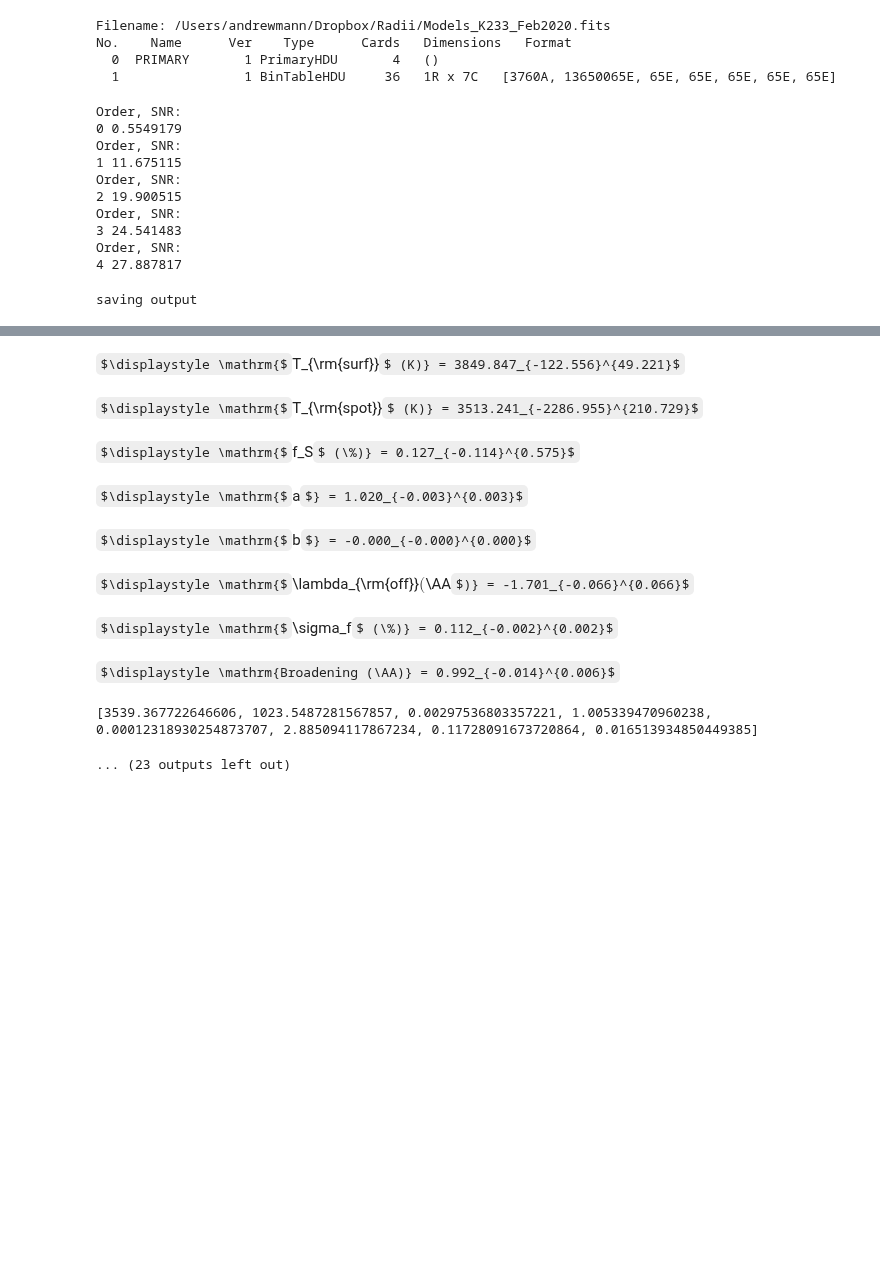
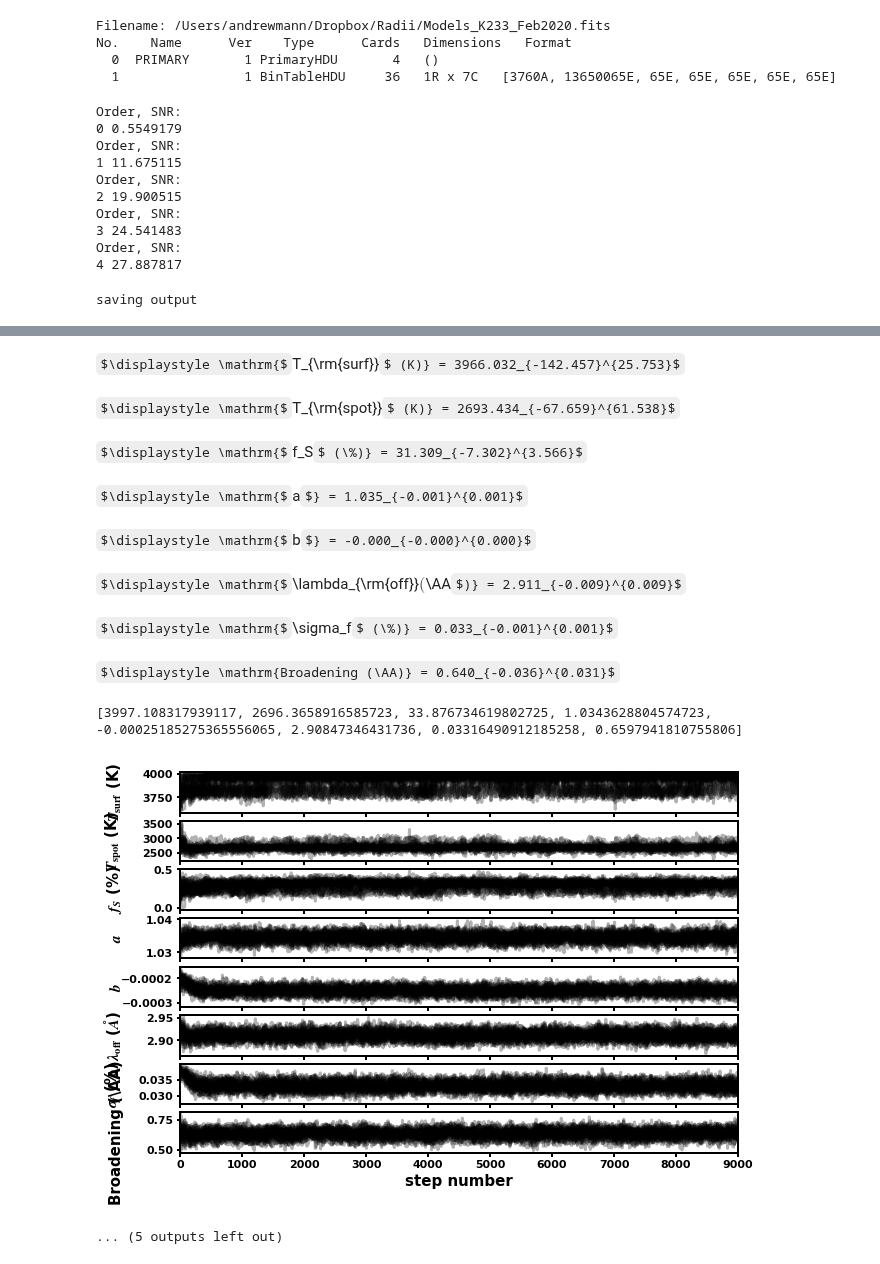
Before and after one commit to awmann/K233Spots, a Jupyter notebook: multi_spec_fit_IGRINS.ipynb, the cells around one changed output, grey strips where cells are left out. Drawn from its saved outputs; the diff is of its cells as text; code cells hidden in the pictures; some formulas as TeX source; blank space fills up the shorter version.

```diff
--- a/multi_spec_fit_IGRINS.ipynb
+++ b/multi_spec_fit_IGRINS.ipynb
@@ -182,7 +182,7 @@ def resample_model(modelwave,modelspectra,igrinswave):
 #define functions for MCMC
 def ln_prior(theta):
     Tsurf, Tspot, fS, a, b, loff, f, broad = theta
-    if (a<0.5) or (a>1.5) or (broad < 0.01) or (broad > 1) or (loff < -3) or (loff > 3) or (Tspot < 1000) or (Tspot > 4000) or (Tsurf < 1000) or (Tsurf > 4000) or fS < 0.0 or fS > 1.0 or f < 0 or f > 0.5 or Tspot>(Tsurf-100):
+    if (a<0.5) or (a>1.5) or (broad < 0.01) or (broad > 1) or (loff < -3) or (loff > 3) or (Tspot < 1000) or (Tspot > 4000) or (Tsurf < 1000) or (Tsurf > 4000) or fS < 0.0 or fS > 1.0 or f < 0 or f > 0.1 or Tspot>(Tsurf-100):
         return -np.inf
     return 0
 
@@ -286,7 +286,7 @@ def make_plots(sampler):
     flat = np.array(sampler.get_chain(discard=burn, thin=thin, flat=True))
     flat_samples = np.array(flat)
     flat_samples[:,2]*=100
-    flat_samples[:,5]*=100
+    flat_samples[:,6]*=100
     fig = corner.corner(
         flat_samples, labels=labels, show_titles=True,
         fill_contours=True, plot_datapoints=False,title_kwargs={"fontsize": 11},title_fmt='.4f',
@@ -295,6 +295,7 @@ def make_plots(sampler):
     plt.savefig('Corner_spec_igrins'+str(order)+'.pdf')
     ###### trimmed corner #####
     flat_samples = sampler.get_chain(discard=burn, thin=thin, flat=True)
+    flat_samples[:,2]*=100
     prob = sampler.get_log_prob(flat=True,thin=thin,discard=burn)
     trimmed_flat = flat_samples[:,0:3]
     trimmed_labels = labels[0:3]
@@ -306,7 +307,7 @@ def make_plots(sampler):
     plt.savefig('Corner_spec_trim_igrins'+str(order)+'.pdf')
 
 
-    #print('best-fit parameters')
+    flat_samples = sampler.get_chain(discard=burn, thin=thin, flat=True)
     labels = [r'$T_{\rm{surf}}$ (K)',r'$T_{\rm{spot}}$ (K)',r'$f_S$ (\%)',r'$a$',r'$b$',r'$\lambda_{\rm{off}}$ ($\AA$)',r'$\sigma_f$ (\%)',r'Broadening (\AA)']
     ## report best-fit parameters, and save to a file
     best = []
@@ -328,6 +329,8 @@ def make_plots(sampler):
     f.close()
     print(best)
 
+    plt.show()
+    plt.clf()
     return best
 # %%
 ## parameters we might want to adjust
@@ -389,7 +392,7 @@ No.    Name      Ver    Type      Cards   Dimensions   Format
   0  PRIMARY       1 PrimaryHDU       4   ()
   1                1 BinTableHDU     36   1R x 7C   [3760A, 13650065E, 65E, 65E, 65E, 65E, 65E]
 # %%
-nsteps = 5000
+nsteps = 10000
 burn = 1000
 thin = 1
 nwalkers, ndim = 32, 8
@@ -434,6 +437,7 @@ for order in range(0,27):
             normalizer = (ab+bb*(wav-np.nanmean(wav)))
             obsspec_norm*=normalizer
             obsspec_err_norm*=normalizer
+            #print(normalizer)
             modelspec_norm = modelspec_norm[cutoff:np.size(wav)-cutoff]
             obsspec_norm = obsspec_norm[cutoff:np.size(wav)-cutoff]
             obsspec_err_norm = obsspec_err_norm[cutoff:np.size(wav)-cutoff]
@@ -446,13 +450,16 @@ for order in range(0,27):
             plt.ylabel(r'Relative Flux (Arbitrary Units)')
             plt.legend()
             plt.savefig('bestfit_igrins'+str(order)+'.pdf')
-
+            plt.show()
+            plt.clf()
 
 
             plt.plot(wav,(obsspec_norm-modelspec_norm)/obsspec_err_norm)
             plt.xlabel(r'Wavelength ($\AA$)')
             plt.ylabel(r'(O-C)/$\sigma$')
             plt.savefig('bestfit_igrins_resid'+str(order)+'.pdf')
+            plt.show()
+            plt.clf()
 # %% [output]
 Order, SNR:
 0 0.5549179
@@ -469,11 +475,12 @@ WARNING:root:Too few points to create valid contours
-$\displaystyle \mathrm{$T_{\rm{surf}}$ (K)} = 3849.847_{-122.556}^{49.221}$
+$\displaystyle \mathrm{$T_{\rm{surf}}$ (K)} = 3966.032_{-142.457}^{25.753}$
-$\displaystyle \mathrm{$T_{\rm{spot}}$ (K)} = 3513.241_{-2286.955}^{210.729}$
+$\displaystyle \mathrm{$T_{\rm{spot}}$ (K)} = 2693.434_{-67.659}^{61.538}$
-$\displaystyle \mathrm{$f_S$ (\%)} = 0.127_{-0.114}^{0.575}$
+$\displaystyle \mathrm{$f_S$ (\%)} = 31.309_{-7.302}^{3.566}$
-$\displaystyle \mathrm{$a$} = 1.020_{-0.003}^{0.003}$
+$\displaystyle \mathrm{$a$} = 1.035_{-0.001}^{0.001}$
 $\displaystyle \mathrm{$b$} = -0.000_{-0.000}^{0.000}$
-$\displaystyle \mathrm{$\lambda_{\rm{off}}$ ($\AA$)} = -1.701_{-0.066}^{0.066}$
+$\displaystyle \mathrm{$\lambda_{\rm{off}}$ ($\AA$)} = 2.911_{-0.009}^{0.009}$
-$\displaystyle \mathrm{$\sigma_f$ (\%)} = 0.112_{-0.002}^{0.002}$
+$\displaystyle \mathrm{$\sigma_f$ (\%)} = 0.033_{-0.001}^{0.001}$
-$\displaystyle \mathrm{Broadening (\AA)} = 0.992_{-0.014}^{0.006}$
+$\displaystyle \mathrm{Broadening (\AA)} = 0.640_{-0.036}^{0.031}$
+[3997.108317939117, 2696.3658916585723, 33.876734619802725, 1.0343628804574723, -0.00025185275365556065, 2.90847346431736, 0.03316490912185258, 0.6597941810755806]
+[figure, added]
-[3539.367722646606, 1023.5487281567857, 0.00297536803357221, 1.005339470960238, 0.00012318930254873707, 2.885094117867234, 0.11728091673720864, 0.016513934850449385]
+... (5 outputs left out)
-... (23 outputs left out)
 # %%
```
Also changed, not shown: parts of 2 cells of this notebook, 1 other file.
